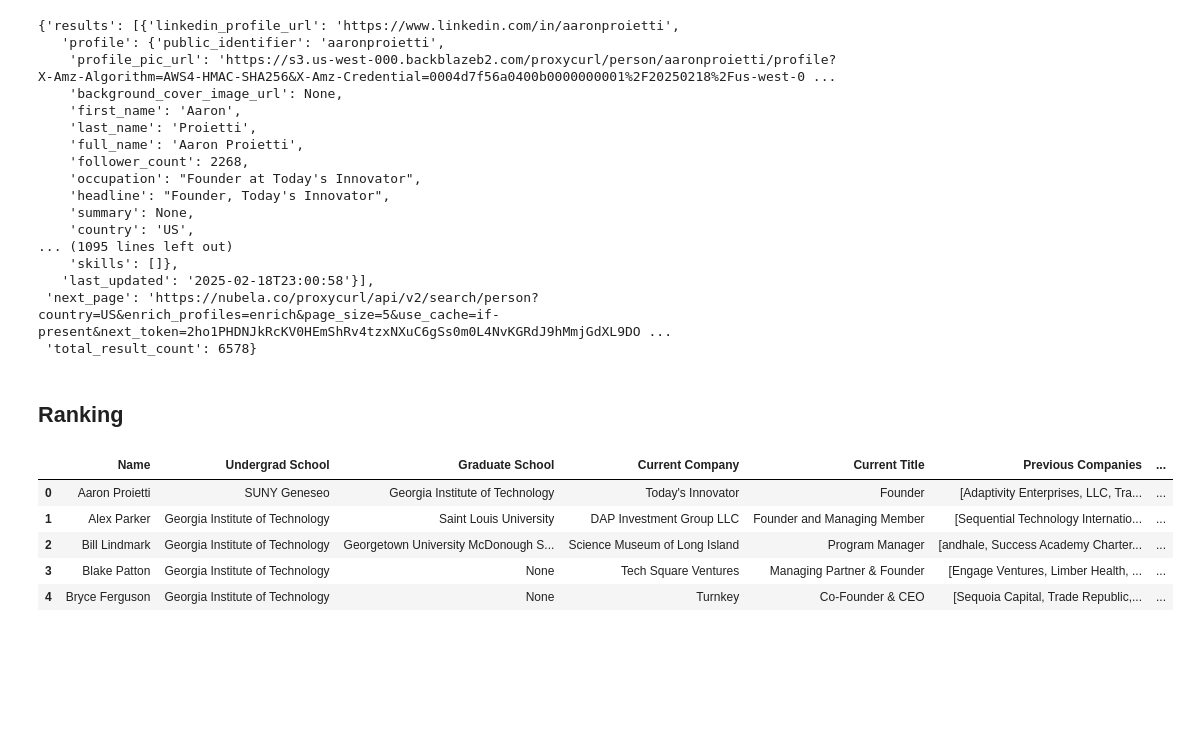
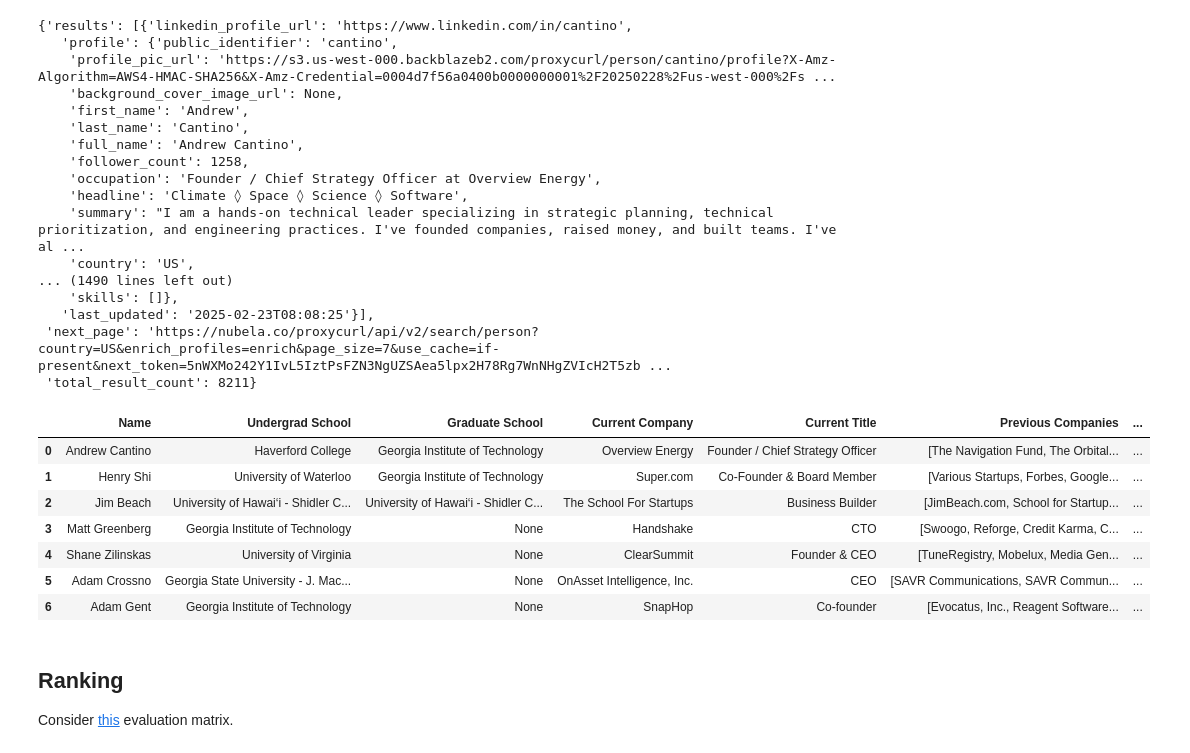
Before and after one commit to vireshpati/founder-rank, a Jupyter notebook: founder_rank.ipynb, the cells around one changed output. Saved outputs shown, nothing was run; the diff lists cells and outputs as text; code cells hidden in the pictures; blank space fills up the shorter version.

Commit message:
base ranking implemented

```diff
--- a/founder_rank.ipynb
+++ b/founder_rank.ipynb
@@ -26,7 +24,7 @@ params = {
     'education_school_name' : 'Georgia Institute of Technology', # can add college of computing, isye, etc. later
     'current_role_title': "Founder OR Co-Founder OR \"Founding Engineer\" OR CEO OR CTO OR Stealth",
     'enrich_profiles' : 'enrich',
-    'page_size' : 5, # limit results
+    'page_size' : 7, # limit results
     'use_cache' : 'if-present' # should be if-recent for final
 }
 # more opts: https://nubela.co/proxycurl/docs?python#search-api-person-search-endpoint
@@ -36,41 +34,37 @@ data = response.json()
 # %%
 data
 # %% [output]
-{'results': [{'linkedin_profile_url': 'https://www.linkedin.com/in/aaronproietti',
-   'profile': {'public_identifier': 'aaronproietti',
-    'profile_pic_url': 'https://s3.us-west-000.backblazeb2.com/proxycurl/person/aaronproietti/profile?X-Amz-Algorithm=AWS4-HMAC-SHA256&X-Amz-Credential=0004d7f56a0400b0000000001%2F20250218%2Fus-west-0 ...
+{'results': [{'linkedin_profile_url': 'https://www.linkedin.com/in/cantino',
+   'profile': {'public_identifier': 'cantino',
+    'profile_pic_url': 'https://s3.us-west-000.backblazeb2.com/proxycurl/person/cantino/profile?X-Amz-Algorithm=AWS4-HMAC-SHA256&X-Amz-Credential=0004d7f56a0400b0000000001%2F20250228%2Fus-west-000%2Fs ...
     'background_cover_image_url': None,
-    'first_name': 'Aaron',
-    'last_name': 'Proietti',
-    'full_name': 'Aaron Proietti',
-    'follower_count': 2268,
-    'occupation': "Founder at Today's Innovator",
-    'headline': "Founder, Today's Innovator",
-    'summary': None,
+    'first_name': 'Andrew',
+    'last_name': 'Cantino',
+    'full_name': 'Andrew Cantino',
+    'follower_count': 1258,
+    'occupation': 'Founder / Chief Strategy Officer at Overview Energy',
+    'headline': 'Climate ◊ Space ◊ Science ◊ Software',
+    'summary': "I am a hands-on technical leader specializing in strategic planning, technical prioritization, and engineering practices. I've founded companies, raised money, and built teams. I've al ...
     'country': 'US',
-... (1095 lines left out)
+... (1490 lines left out)
     'skills': []},
-   'last_updated': '2025-02-18T23:00:58'}],
- 'next_page': 'https://nubela.co/proxycurl/api/v2/search/person?country=US&enrich_profiles=enrich&page_size=5&use_cache=if-present&next_token=2ho1PHDNJkRcKV0HEmShRv4tzxNXuC6gSs0m0L4NvKGRdJ9hMmjGdXL9DO ...
- 'total_result_count': 6578}
+   'last_updated': '2025-02-23T08:08:25'}],
+ 'next_page': 'https://nubela.co/proxycurl/api/v2/search/person?country=US&enrich_profiles=enrich&page_size=7&use_cache=if-present&next_token=5nWXMo242Y1IvL5IztPsFZN3NgUZSAea5lpx2H78Rg7WnNHgZVIcH2T5zb ...
+ 'total_result_count': 8211}
-# %% [markdown]
-## Ranking ##
 # %%
-## Matrix values : https://docs.google.com/document/d/1D7Zjma2FrrnSuoQTMsI0ec_5ENTzjN6wIpKoI4O1ASE/edit?tab=t.0
-
-## Helpers
-
 def extract_undergrad_school(edu_list):
     for ed in edu_list:
         deg = (ed.get("degree_name") or "").lower()
-        if any(keyword in deg for keyword in ["bs", "ba", "bachelor", "bse", "bsba"]):
+        fos = (ed.get('field_of_study') or "").lower()
+        if any((keyword in deg or keyword in fos) for keyword in ["bs", "ba", "bachelor", "bse", "bsba"]):
             return ed.get("school")
     return None
 
 def extract_grad_school(edu_list):
     for ed in edu_list:
+        fos = (ed.get('field_of_study') or "").lower()
         deg = (ed.get("degree_name") or "").lower()
-        if any(keyword in deg for keyword in ["master", "mba", "ms", "phd"]):
+        if any((keyword in deg or keyword in fos)for keyword in ["master", "mba", "ms", "phd"]):
             return ed.get("school")
     return None
 
@@ -83,7 +77,6 @@ def extract_current_experience(experiences):
     return (None, None)
 
 def extract_previous_experience(experiences):
-
     if len(experiences) > 1:
         return [(exp.get("company"), exp.get("title")) for exp in experiences[1:]]
 
@@ -91,33 +84,41 @@ def extract_previous_experience(experiences):
 # %%
 records = []
 for result in data["results"]:
     profile = result.get("profile", {})
     full_name = profile.get("full_name")
     edu_list = profile.get("education", [])
     exp_list = profile.get("experiences", [])
+    linkedin = result.get('linkedin_profile_url', [])
 
     undergrad = extract_undergrad_school(edu_list)
     grad = extract_grad_school(edu_list)
     current_company, current_title = extract_current_experience(exp_list)
     previous_experiences_titles = extract_previous_experience(exp_list)
 
     row = {
         "Name": full_name,
         "Undergrad School": undergrad,
         "Graduate School": grad,
         "Current Company": current_company,
         "Current Title": current_title,
         "Previous Companies": [exp[0] for exp in previous_experiences_titles],
-        "Previous Titles" : [exp[1] for exp in previous_experiences_titles]
+        "Previous Titles" : [exp[1] for exp in previous_experiences_titles],
+        "Linkedin" : linkedin
     }
     records.append(row)
 
 df = pd.DataFrame(records)
 df
 # %% [output]
 |  | Name | Undergrad School | Graduate School | Current Company | Current Title | Previous Companies | ... |
-| 0 | Aaron Proietti | SUNY Geneseo | Georgia Institute of Technology | Today's Innovator | Founder | [Adaptivity Enterprises, LLC, Tra... | ... |
-| 1 | Alex Parker | Georgia Institute of Technology | Saint Louis University | DAP Investment Group LLC | Founder and Managing Member | [Sequential Technology Internatio... | ... |
-| 2 | Bill Lindmark | Georgia Institute of Technology | Georgetown University McDonough S... | Science Museum of Long Island | Program Manager | [andhale, Success Academy Charter... | ... |
-| 3 | Blake Patton | Georgia Institute of Technology | None | Tech Square Ventures | Managing Partner & Founder | [Engage Ventures, Limber Health, ... | ... |
-| 4 | Bryce Ferguson | Georgia Institute of Technology | None | Turnkey | Co-Founder & CEO | [Sequoia Capital, Trade Republic,... | ... |
+| 0 | Andrew Cantino | Haverford College | Georgia Institute of Technology | Overview Energy | Founder / Chief Strategy Officer | [The Navigation Fund, The Orbital... | ... |
+| 1 | Henry Shi | University of Waterloo | Georgia Institute of Technology | Super.com | Co-Founder & Board Member | [Various Startups, Forbes, Google... | ... |
+| 2 | Jim Beach | University of Hawai‘i - Shidler C... | University of Hawai‘i - Shidler C... | The School For Startups | Business Builder | [JimBeach.com, School for Startup... | ... |
+| 3 | Matt Greenberg | Georgia Institute of Technology | None | Handshake | CTO | [Swoogo, Reforge, Credit Karma, C... | ... |
+| 4 | Shane Zilinskas | University of Virginia | None | ClearSummit | Founder & CEO | [TuneRegistry, Mobelux, Media Gen... | ... |
+| 5 | Adam Crossno | Georgia State University - J. Mac... | None | OnAsset Intelligence, Inc. | CEO | [SAVR Communications, SAVR Commun... | ... |
+| 6 | Adam Gent | Georgia Institute of Technology | None | SnapHop | Co-founder | [Evocatus, Inc., Reagent Software... | ... |
+# %% [markdown]
+## Ranking ##
+
+Consider [this](https://docs.google.com/document/d/1D7Zjma2FrrnSuoQTMsI0ec_5ENTzjN6wIpKoI4O1ASE/edit?tab=t.0) evaluation matrix.
```
Also changed, not shown: parts of 6 cells of this notebook, 1 other file.
